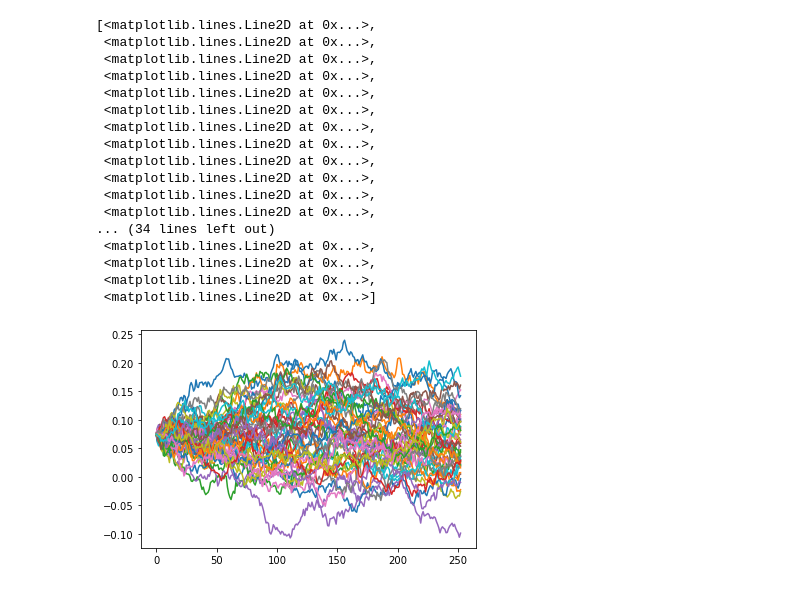
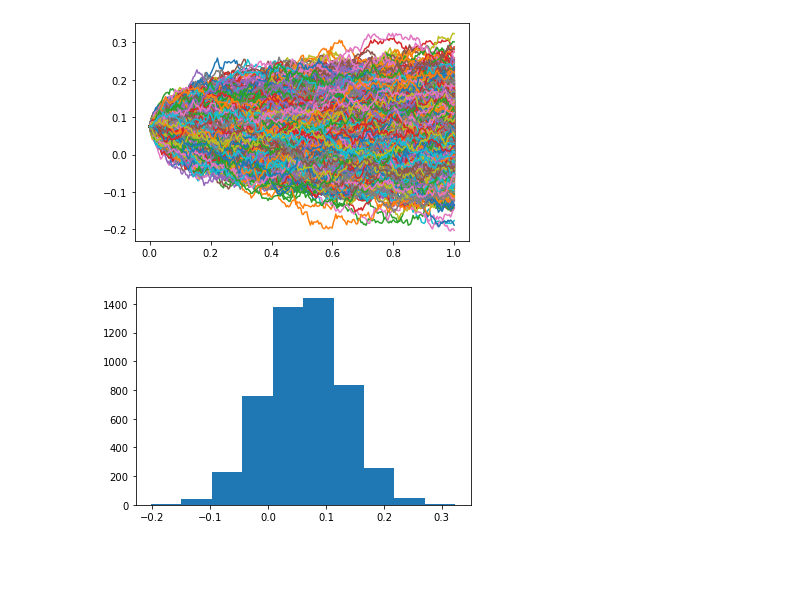
Before and after one commit to akaufman22/FinanceNoteboks, a Jupyter notebook: StochasticProcesses/StochProcSimulationsMD.ipynb, the cells around one changed output. Drawn from its saved outputs; the diff is of its cells as text; code cells hidden in the pictures; blank space fills up the shorter version.

```diff
--- a/StochasticProcesses/StochProcSimulationsMD.ipynb
+++ b/StochasticProcesses/StochProcSimulationsMD.ipynb
@@ -79,21 +61,9 @@ plt.plot(np.linspace(0,1,253),GBM(1, 252, 0.2, 0.2, 100, 50).T)
 # %%
-plt.plot(UO(1, 252, 1, 0.055, 0.1, 0.075, 50).T)
+simulations = UO(1, 252, 1, 0.055, 0.1, 0.075, 5000).T
+plt.plot(np.linspace(0,1,253),  simulations)
+plt.show()
+plt.hist(simulations[-1])
+plt.show()
 # %% [output]
-[<matplotlib.lines.Line2D at 0x...>,
- <matplotlib.lines.Line2D at 0x...>,
- <matplotlib.lines.Line2D at 0x...>,
- <matplotlib.lines.Line2D at 0x...>,
- <matplotlib.lines.Line2D at 0x...>,
- <matplotlib.lines.Line2D at 0x...>,
- <matplotlib.lines.Line2D at 0x...>,
- <matplotlib.lines.Line2D at 0x...>,
- <matplotlib.lines.Line2D at 0x...>,
- <matplotlib.lines.Line2D at 0x...>,
- <matplotlib.lines.Line2D at 0x...>,
- <matplotlib.lines.Line2D at 0x...>,
-... (34 lines left out)
- <matplotlib.lines.Line2D at 0x...>,
- <matplotlib.lines.Line2D at 0x...>,
- <matplotlib.lines.Line2D at 0x...>,
- <matplotlib.lines.Line2D at 0x...>]
-[figure, old version]
+[figure, new version]
+[figure, added]
```
Also changed, not shown: parts of 6 cells of this notebook, 6 other files.
